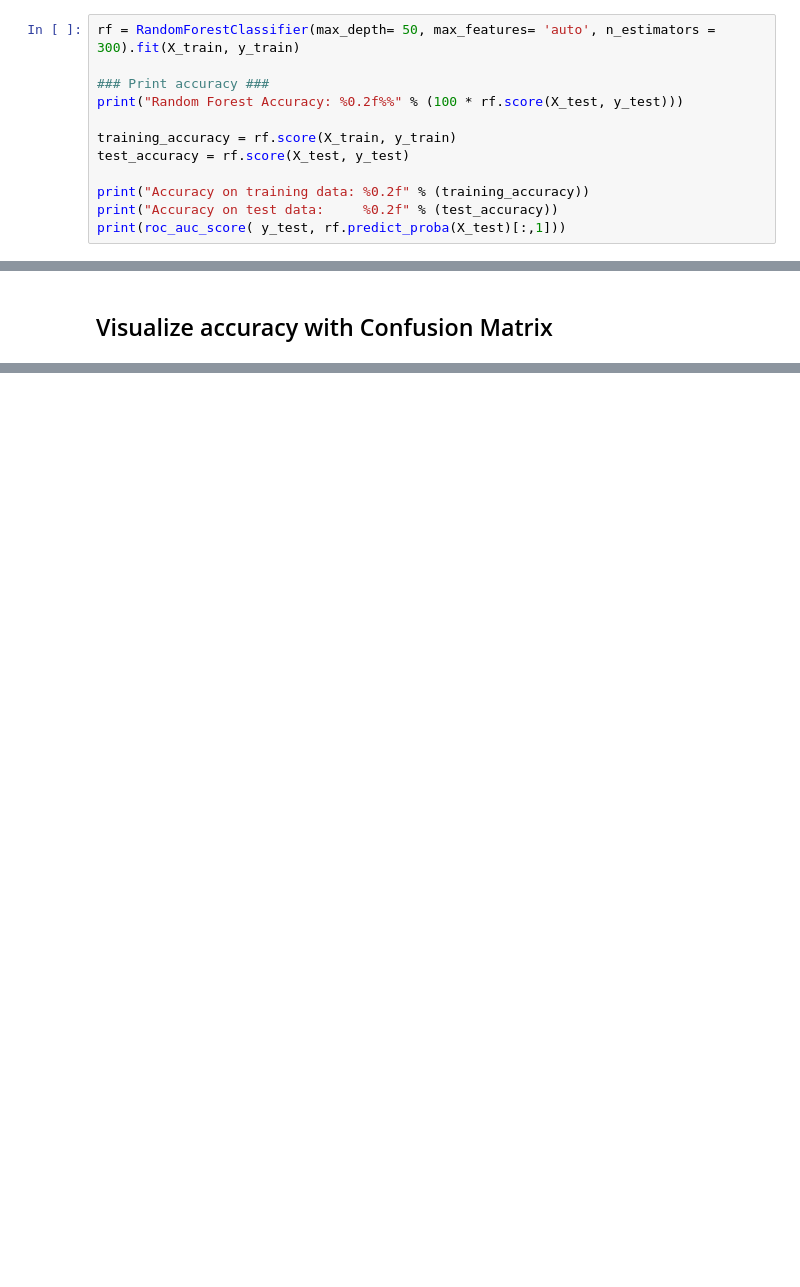
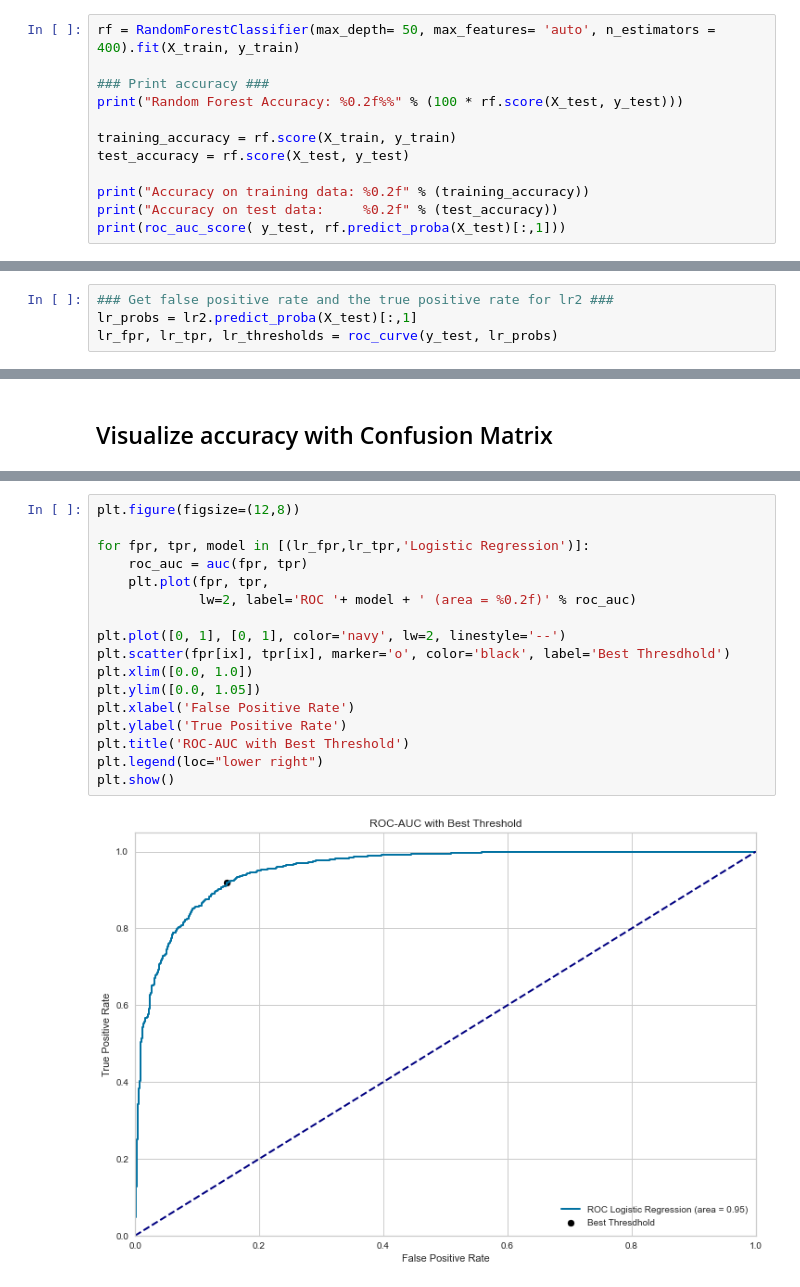
Before and after one commit to KierraDangerfield/Springboard, a Jupyter notebook: Capstone 3 Airline Sentiment Analysis/Notebooks/3 Sentiment Analysis Modeling.ipynb, the cells around one changed output, grey strips where cells are left out. Drawn from its saved outputs; the diff is of its cells as text; blank space fills up the shorter version.

```diff
--- a/Capstone 3 Airline Sentiment Analysis/Notebooks/3 Sentiment Analysis Modeling.ipynb
+++ b/Capstone 3 Airline Sentiment Analysis/Notebooks/3 Sentiment Analysis Modeling.ipynb
@@ -382,5 +392,5 @@ print(rf_gs.best_score_)
 # %%
-rf = RandomForestClassifier(max_depth= 50, max_features= 'auto', n_estimators = 300).fit(X_train, y_train)
+rf = RandomForestClassifier(max_depth= 50, max_features= 'auto', n_estimators = 400).fit(X_train, y_train)
 
 ### Print accuracy ###
 print("Random Forest Accuracy: %0.2f%%" % (100 * rf.score(X_test, y_test)))
@@ -516 +522,5 @@ lr_fpr, lr_tpr, lr_thresholds = roc_curve(y_test, lr_probs)
+# %%
+### Get false positive rate and the true positive rate for lr2 ###
+lr_probs = lr2.predict_proba(X_test)[:,1]
+lr_fpr, lr_tpr, lr_thresholds = roc_curve(y_test, lr_probs)
 # %% [markdown]
@@ -676,0 +639,19 @@ The F1 score is: 0.78
+# %%
+plt.figure(figsize=(12,8))
+
+for fpr, tpr, model in [(lr_fpr,lr_tpr,'Logistic Regression')]:
+    roc_auc = auc(fpr, tpr)
+    plt.plot(fpr, tpr,
+             lw=2, label='ROC '+ model + ' (area = %0.2f)' % roc_auc)
+
+plt.plot([0, 1], [0, 1], color='navy', lw=2, linestyle='--')
+plt.scatter(fpr[ix], tpr[ix], marker='o', color='black', label='Best Thresdhold')
+plt.xlim([0.0, 1.0])
+plt.ylim([0.0, 1.05])
+plt.xlabel('False Positive Rate')
+plt.ylabel('True Positive Rate')
+plt.title('ROC-AUC with Best Threshold')
+plt.legend(loc="lower right")
+plt.show()
+# %% [output]
+[figure, added]
```
Also changed, not shown: parts of 44 cells of this notebook.
